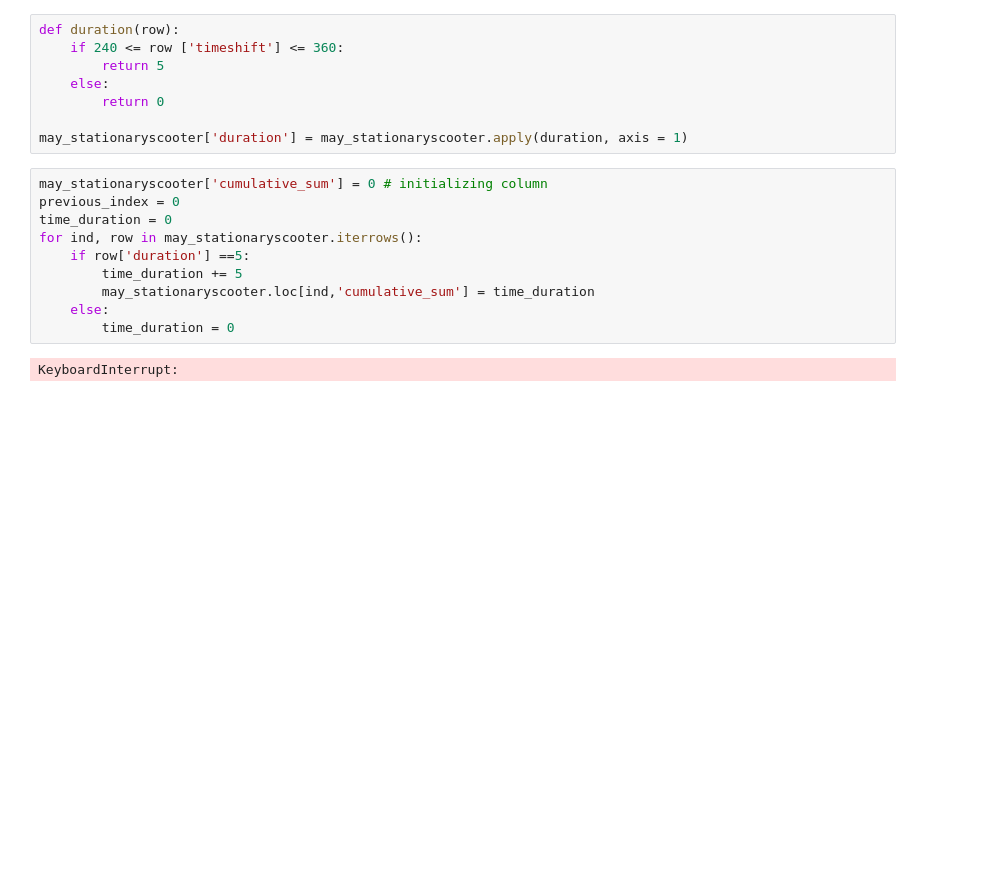
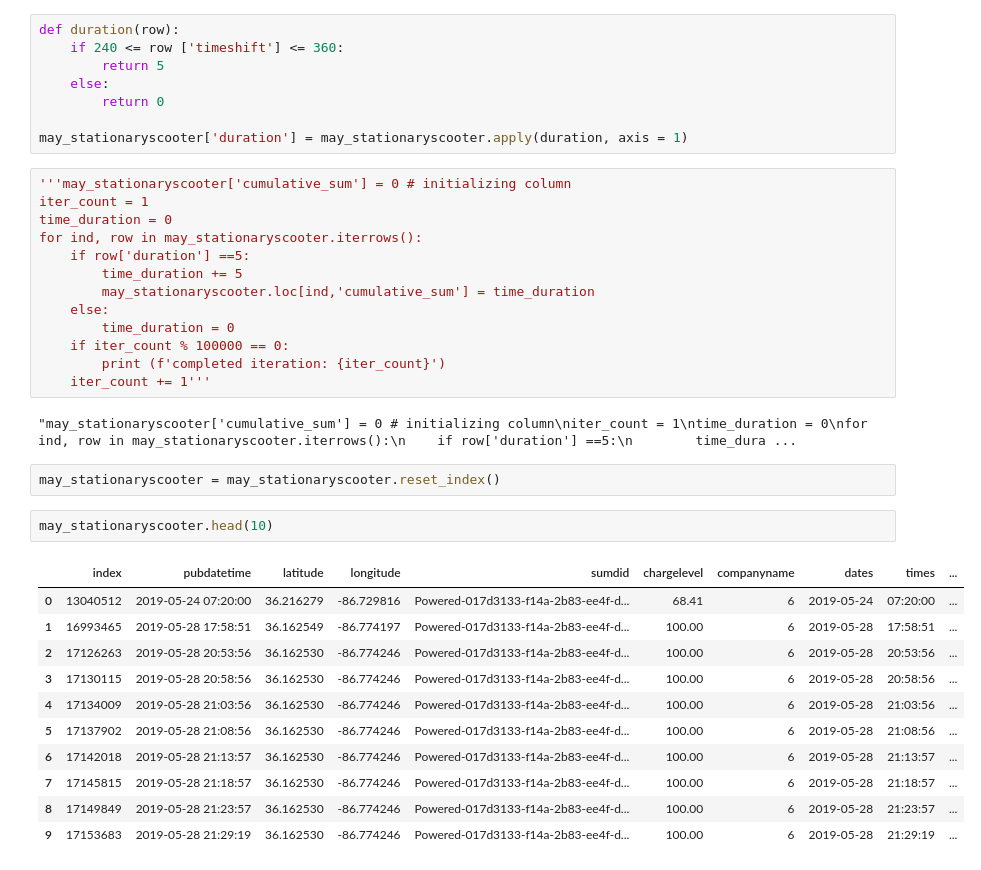
Before and after one commit to Rhunsilval/nashville_scooters_python, a Jupyter notebook: notebooks/2_exploration_may.ipynb, the cells around one changed output. Cells and saved outputs as stored; diff of their text form; blank space fills up the shorter version.

```diff
--- a/notebooks/2_exploration_may.ipynb
+++ b/notebooks/2_exploration_may.ipynb
@@ -845,8 +845,8 @@ def duration(row):
 
 may_stationaryscooter['duration'] = may_stationaryscooter.apply(duration, axis = 1)
 # %%
-may_stationaryscooter['cumulative_sum'] = 0 # initializing column
-previous_index = 0
+'''may_stationaryscooter['cumulative_sum'] = 0 # initializing column
+iter_count = 1
 time_duration = 0
 for ind, row in may_stationaryscooter.iterrows():
     if row['duration'] ==5:
@@ -854,5 +854,24 @@ for ind, row in may_stationaryscooter.iterrows():
         may_stationaryscooter.loc[ind,'cumulative_sum'] = time_duration
     else:
         time_duration = 0
+    if iter_count % 100000 == 0:
+        print (f'completed iteration: {iter_count}')
+    iter_count += 1'''
 # %% [output]
-KeyboardInterrupt:
+"may_stationaryscooter['cumulative_sum'] = 0 # initializing column\niter_count = 1\ntime_duration = 0\nfor ind, row in may_stationaryscooter.iterrows():\n    if row['duration'] ==5:\n        time_dura ...
+# %%
+may_stationaryscooter = may_stationaryscooter.reset_index()
+# %%
+may_stationaryscooter.head(10)
+# %% [output]
+|  | index | pubdatetime | latitude | longitude | sumdid | chargelevel | companyname | dates | times | ... |
+| 0 | 13040512 | 2019-05-24 07:20:00 | 36.216279 | -86.729816 | Powered-017d3133-f14a-2b83-ee4f-d... | 68.41 | 6 | 2019-05-24 | 07:20:00 | ... |
+| 1 | 16993465 | 2019-05-28 17:58:51 | 36.162549 | -86.774197 | Powered-017d3133-f14a-2b83-ee4f-d... | 100.00 | 6 | 2019-05-28 | 17:58:51 | ... |
+| 2 | 17126263 | 2019-05-28 20:53:56 | 36.162530 | -86.774246 | Powered-017d3133-f14a-2b83-ee4f-d... | 100.00 | 6 | 2019-05-28 | 20:53:56 | ... |
+| 3 | 17130115 | 2019-05-28 20:58:56 | 36.162530 | -86.774246 | Powered-017d3133-f14a-2b83-ee4f-d... | 100.00 | 6 | 2019-05-28 | 20:58:56 | ... |
+| 4 | 17134009 | 2019-05-28 21:03:56 | 36.162530 | -86.774246 | Powered-017d3133-f14a-2b83-ee4f-d... | 100.00 | 6 | 2019-05-28 | 21:03:56 | ... |
+| 5 | 17137902 | 2019-05-28 21:08:56 | 36.162530 | -86.774246 | Powered-017d3133-f14a-2b83-ee4f-d... | 100.00 | 6 | 2019-05-28 | 21:08:56 | ... |
+| 6 | 17142018 | 2019-05-28 21:13:57 | 36.162530 | -86.774246 | Powered-017d3133-f14a-2b83-ee4f-d... | 100.00 | 6 | 2019-05-28 | 21:13:57 | ... |
+| 7 | 17145815 | 2019-05-28 21:18:57 | 36.162530 | -86.774246 | Powered-017d3133-f14a-2b83-ee4f-d... | 100.00 | 6 | 2019-05-28 | 21:18:57 | ... |
+| 8 | 17149849 | 2019-05-28 21:23:57 | 36.162530 | -86.774246 | Powered-017d3133-f14a-2b83-ee4f-d... | 100.00 | 6 | 2019-05-28 | 21:23:57 | ... |
+| 9 | 17153683 | 2019-05-28 21:29:19 | 36.162530 | -86.774246 | Powered-017d3133-f14a-2b83-ee4f-d... | 100.00 | 6 | 2019-05-28 | 21:29:19 | ... |
```
Also changed, not shown: parts of 5 cells of this notebook.
